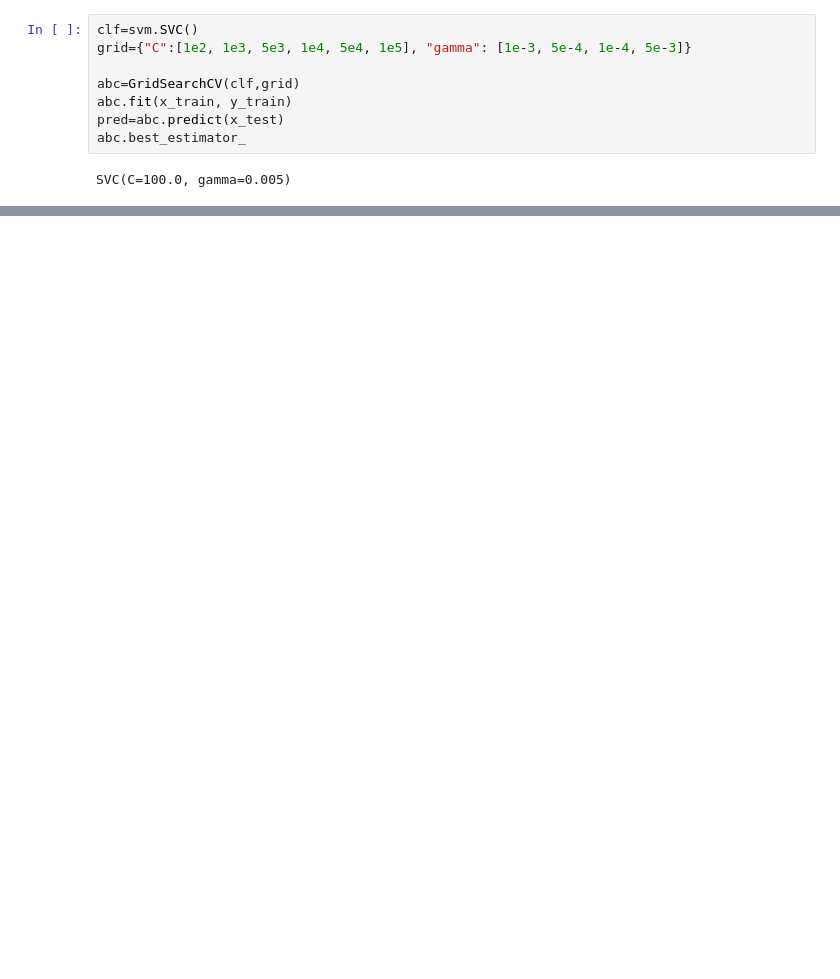
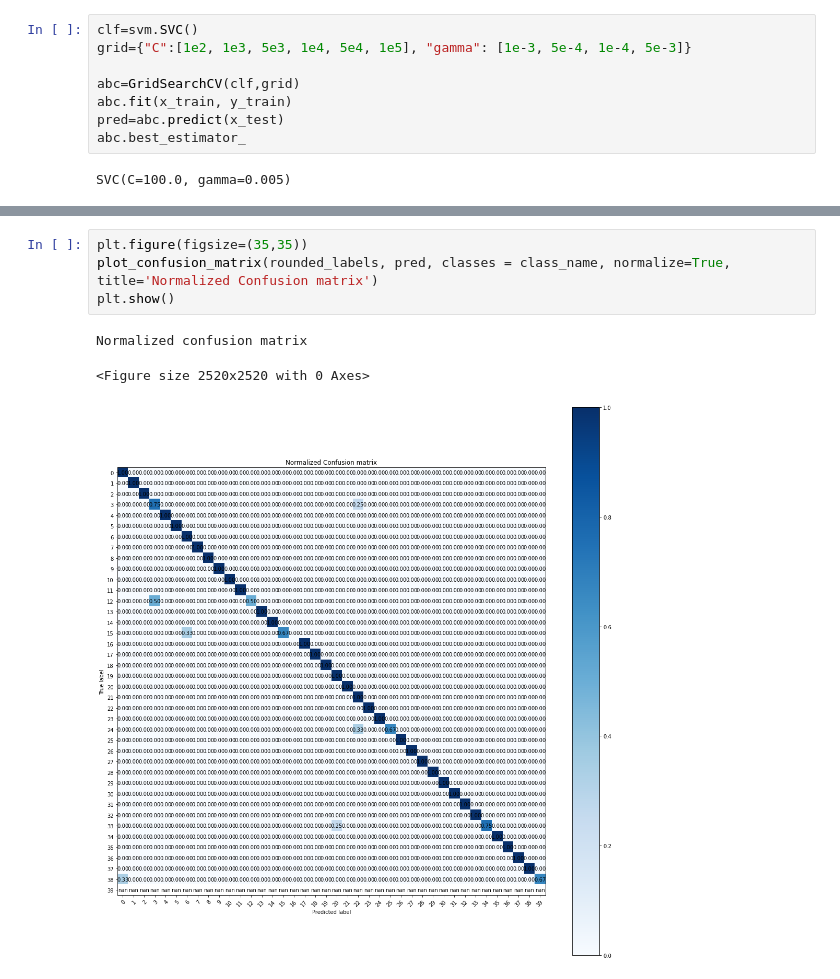
Before and after one commit to renatovalente5/AA-Projs, a Jupyter notebook: Project2/SVM2.ipynb, the cells around one changed output, grey strips where cells are left out. Drawn from its saved outputs; the diff is of its cells as text; blank space fills up the shorter version.

```diff
--- a/Project2/SVM2.ipynb
+++ b/Project2/SVM2.ipynb
@@ -194,0 +173,8 @@ Confusion matrix, without normalization
+# %%
+plt.figure(figsize=(35,35))
+plot_confusion_matrix(rounded_labels, pred, classes = class_name, normalize=True, title='Normalized Confusion matrix')
+plt.show()
+# %% [output]
+Normalized confusion matrix
+<Figure size 2520x2520 with 0 Axes>
+[figure, added]
```
Also changed, not shown: parts of 10 cells of this notebook.
